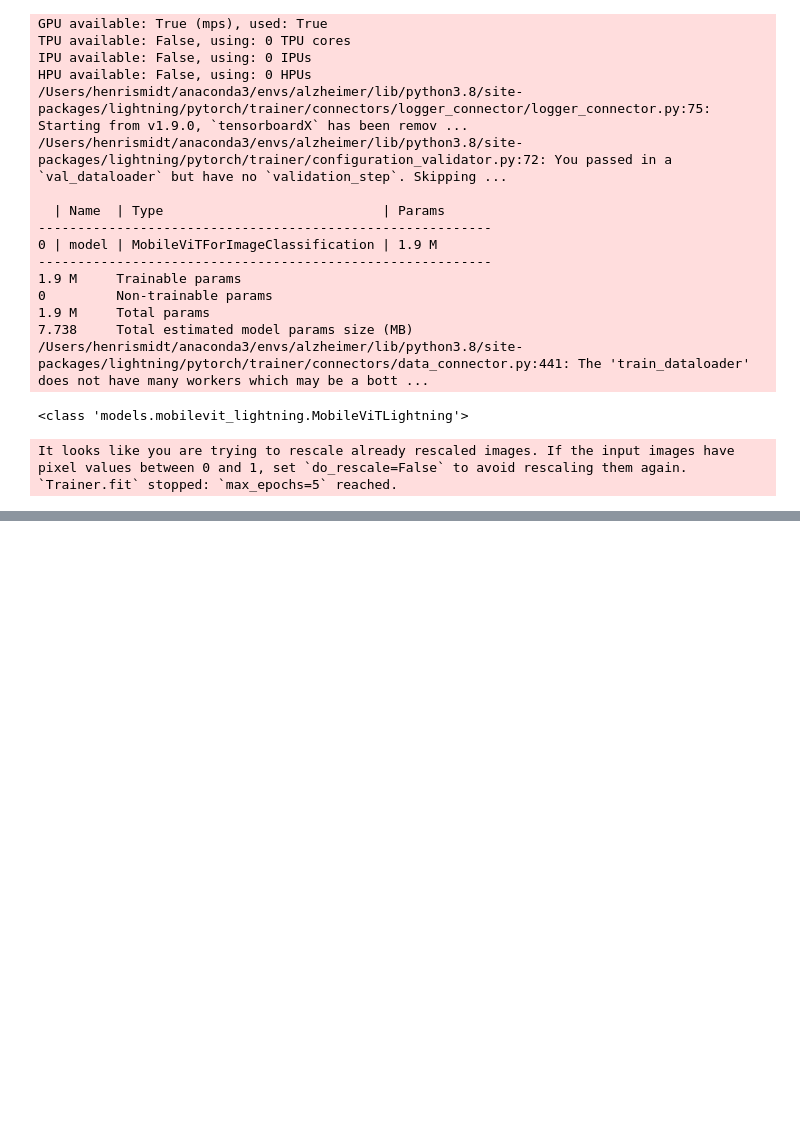
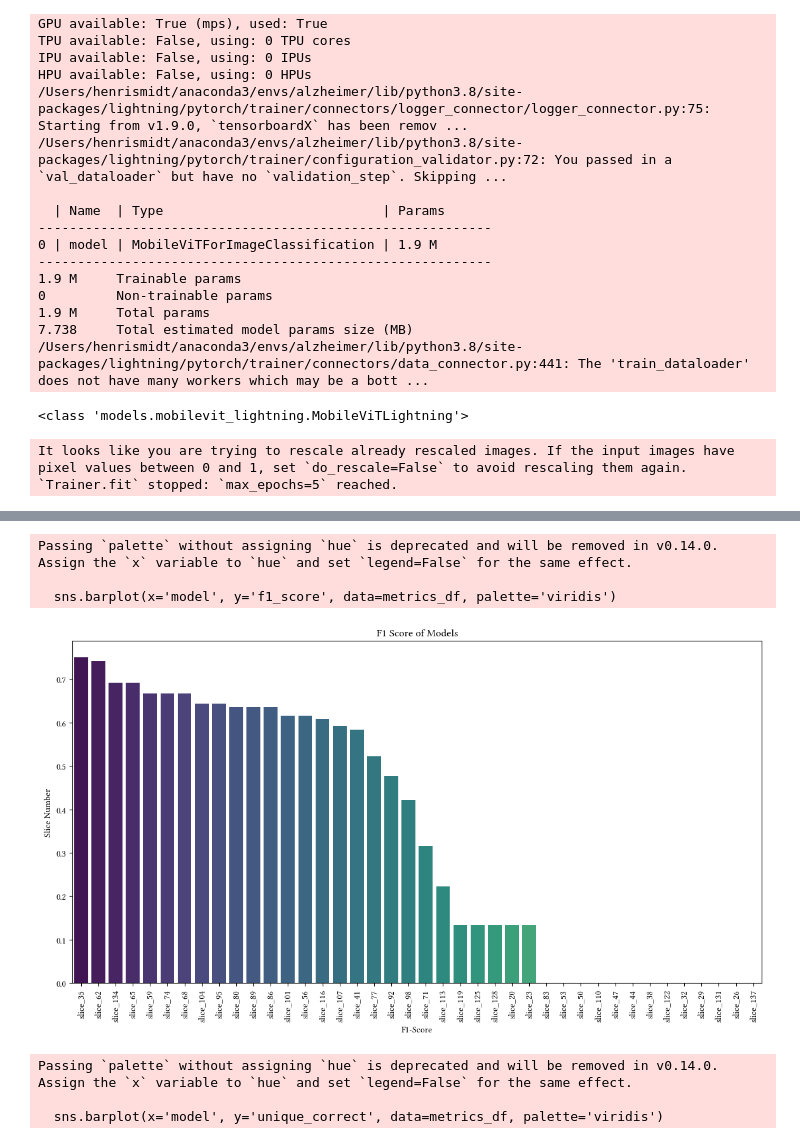
Before and after one commit to HenriSmidt/Alzheimer_Detection, a Jupyter notebook: slice_evaluation.ipynb, the cells around one changed output, grey strips where cells are left out. Saved outputs shown, nothing was run; the diff lists cells and outputs as text; code cells hidden in the pictures; blank space fills up the shorter version.

```diff
--- a/slice_evaluation.ipynb
+++ b/slice_evaluation.ipynb
@@ -460,0 +459,80 @@ plt.show()
+# %%
+import pandas as pd
+import numpy as np
+from sklearn.metrics import accuracy_score, precision_score, recall_score, f1_score
+import matplotlib.pyplot as plt
+import seaborn as sns
+
+# Assuming df is the DataFrame with the data
+# Step 1: Preprocess the Data
+df = df_loaded
+df['new_labels'] = df['labels'].apply(lambda x: 1 if x in [1, 2] else 0)
+
+# Step 2: Evaluate Model Performance
+metrics = []
+slice_columns = [col for col in df.columns if col.startswith('slice_')]
+
+for col in slice_columns:
+    accuracy = accuracy_score(df['new_labels'], df[col])
+    precision = precision_score(df['new_labels'], df[col], zero_division=0)
+    recall = recall_score(df['new_labels'], df[col], zero_division=0)
+    f1 = f1_score(df['new_labels'], df[col], zero_division=0)
+
+    metrics.append({
+        'model': col,
+        'accuracy': accuracy,
+        'precision': precision,
+        'recall': recall,
+        'f1_score': f1
+    })
+
+# Convert to DataFrame
+metrics_df = pd.DataFrame(metrics)
+
+# Sort by F1 score
+metrics_df = metrics_df.sort_values(by='f1_score', ascending=False).reset_index(drop=True)
+
+# Step 3: Calculate unique correct predictions
+unique_correct = []
+all_correct_predictions = np.zeros(df.shape[0], dtype=bool)
+
+for index, row in metrics_df.iterrows():
+    model_predictions = df[row['model']].astype(bool)
+    correct_predictions = (df['new_labels'] == model_predictions) & (df['new_labels'] == 1)
+    unique_correct_predictions = correct_predictions & (~all_correct_predictions)
+    unique_correct_count = unique_correct_predictions.sum()
+    unique_correct.append(unique_correct_count)
+
+    # Update the all correct predictions
+    all_correct_predictions |= correct_predictions
+
+metrics_df['unique_correct'] = unique_correct
+
+# Step 4: Visualization
+plt.figure(figsize=(14, 7))
+sns.barplot(x='model', y='f1_score', data=metrics_df, palette='viridis')
+plt.title('F1 Score of Models')
+plt.xticks(rotation=90)
+plt.ylabel('Slice Number')
+plt.xlabel('F1-Score')
+plt.show()
+
+plt.figure(figsize=(14, 7))
+sns.barplot(x='model', y='unique_correct', data=metrics_df, palette='viridis')
+plt.title('Unique Correct Predictions of Models')
+plt.xticks(rotation=90)
+plt.ylabel('Slice Number')
+plt.xlabel('Correct predictions not existent in better slices')
+plt.show()
+
+
+# Display the metrics dataframe
+metrics_df
+# %% [output]
+Passing `palette` without assigning `hue` is deprecated and will be removed in v0.14.0. Assign the `x` variable to `hue` and set `legend=False` for the same effect.
+
+  sns.barplot(x='model', y='f1_score', data=metrics_df, palette='viridis')
+[figure, added]
+Passing `palette` without assigning `hue` is deprecated and will be removed in v0.14.0. Assign the `x` variable to `hue` and set `legend=False` for the same effect.
+
+  sns.barplot(x='model', y='unique_correct', data=metrics_df, palette='viridis')
```
Also changed, not shown: parts of 11 cells of this notebook, 3 other files.
